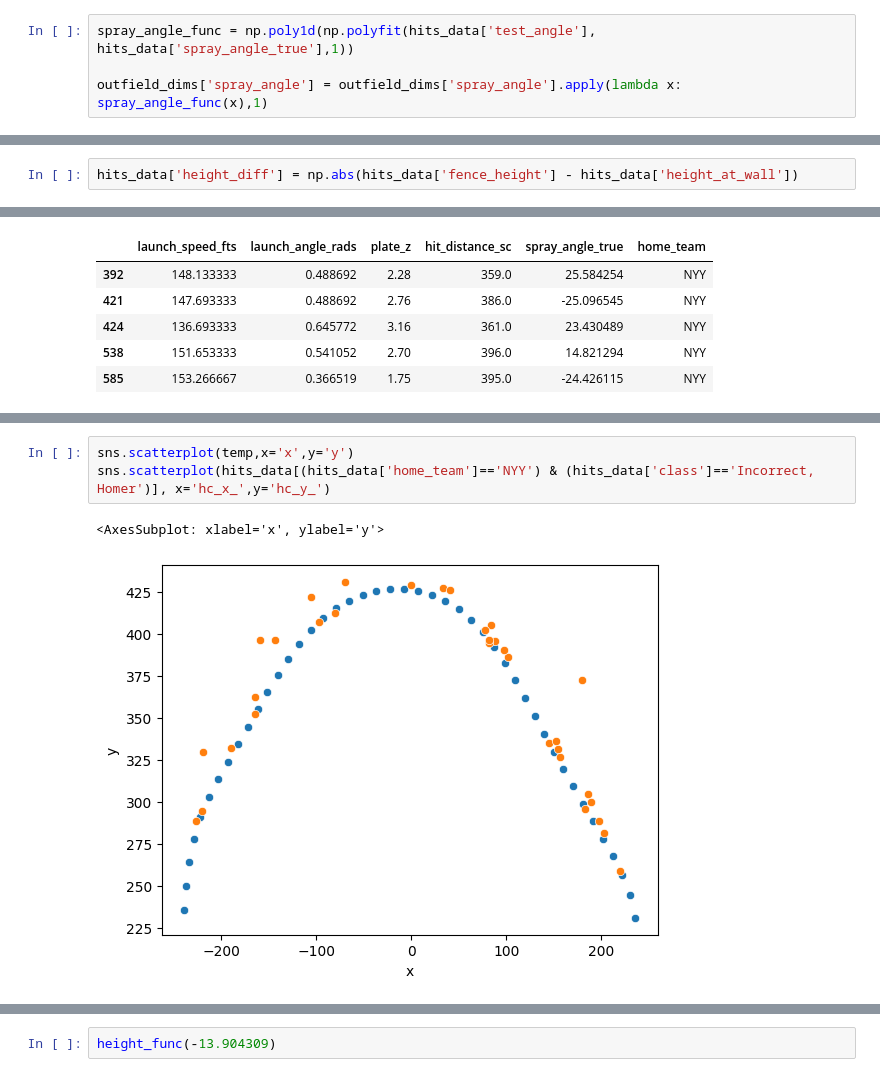
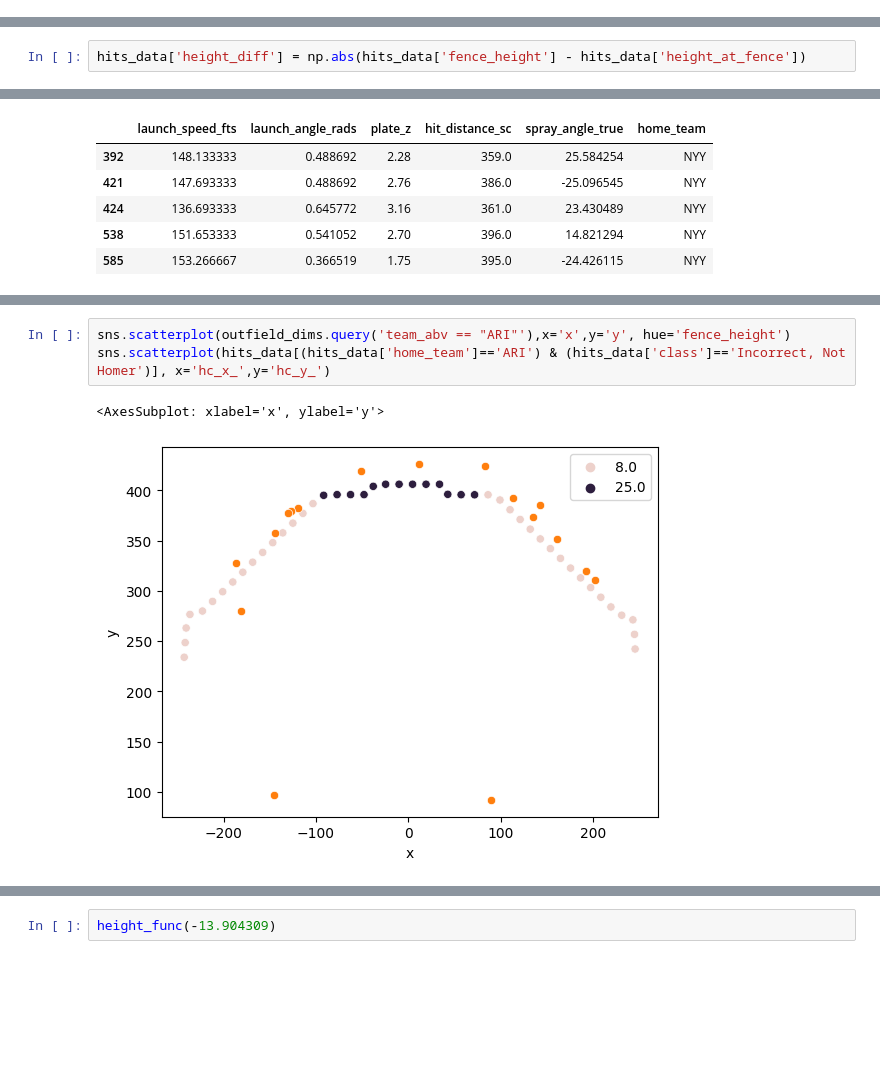
Before and after one commit to vtrudy01/YouTube-Code, a Jupyter notebook: main.ipynb, the cells around one changed output, grey strips where cells are left out. Drawn from its saved outputs; the diff is of its cells as text; blank space fills up the shorter version.

```diff
--- a/main.ipynb
+++ b/main.ipynb
@@ -23,10 +23,6 @@ dims = pd.read_csv('https://raw.githubusercontent.com/bdilday/GeomMLBStadiums/ma
 outfield_dims['spray_angle'] = outfield_dims.apply(lambda x: helpers.spray_angle(x.x, x.y),1)
 
 hits_data['spray_angle_true'] = hits_data.apply(lambda x: helpers.spray_angle(x.hc_x_, x.hc_y_),1)
-# %%
-spray_angle_func = np.poly1d(np.polyfit(hits_data['test_angle'], hits_data['spray_angle_true'],1))
-
-outfield_dims['spray_angle'] = outfield_dims['spray_angle'].apply(lambda x: spray_angle_func(x),1)
 # %%
 outfield_dims['team_abv'] = outfield_dims['team'].apply(lambda x: helpers.mapping[x])
 # %%
@@ -144,7 +140,7 @@ def classifier(x):
 # %%
 hits_data['class'] = hits_data[['events','is_homer']].apply(lambda x: classifier(x),1)
 # %%
-hits_data['height_diff'] = np.abs(hits_data['fence_height'] - hits_data['height_at_wall'])
+hits_data['height_diff'] = np.abs(hits_data['fence_height'] - hits_data['height_at_fence'])
 # %%
 hits_data[hits_data['class']=='Incorrect, Not Homer']['home_team'].value_counts()
 # %% [output]
@@ -239,6 +237,6 @@ Name: height_at_wall, dtype: float64
 # %%
-sns.scatterplot(temp,x='x',y='y')
-sns.scatterplot(hits_data[(hits_data['home_team']=='NYY') & (hits_data['class']=='Incorrect, Homer')], x='hc_x_',y='hc_y_')
+sns.scatterplot(outfield_dims.query('team_abv == "ARI"'),x='x',y='y', hue='fence_height')
+sns.scatterplot(hits_data[(hits_data['home_team']=='ARI') & (hits_data['class']=='Incorrect, Not Homer')], x='hc_x_',y='hc_y_')
 # %% [output]
 <AxesSubplot: xlabel='x', ylabel='y'>
-[figure, old version]
+[figure, new version]
```
Also changed, not shown: parts of 4 cells of this notebook.
